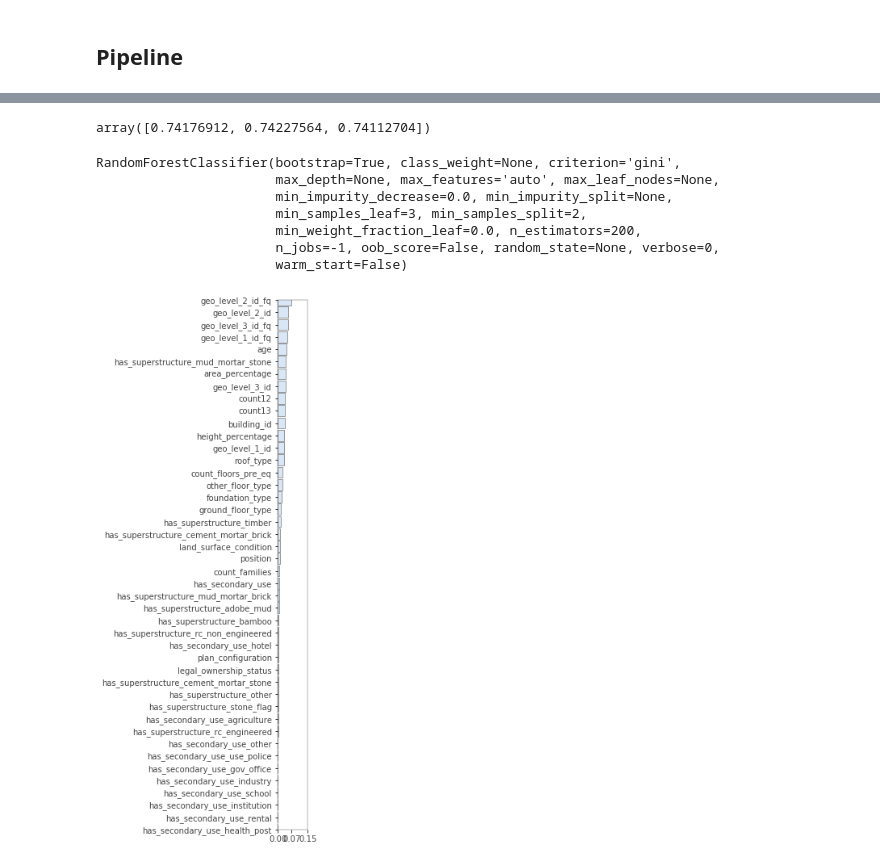
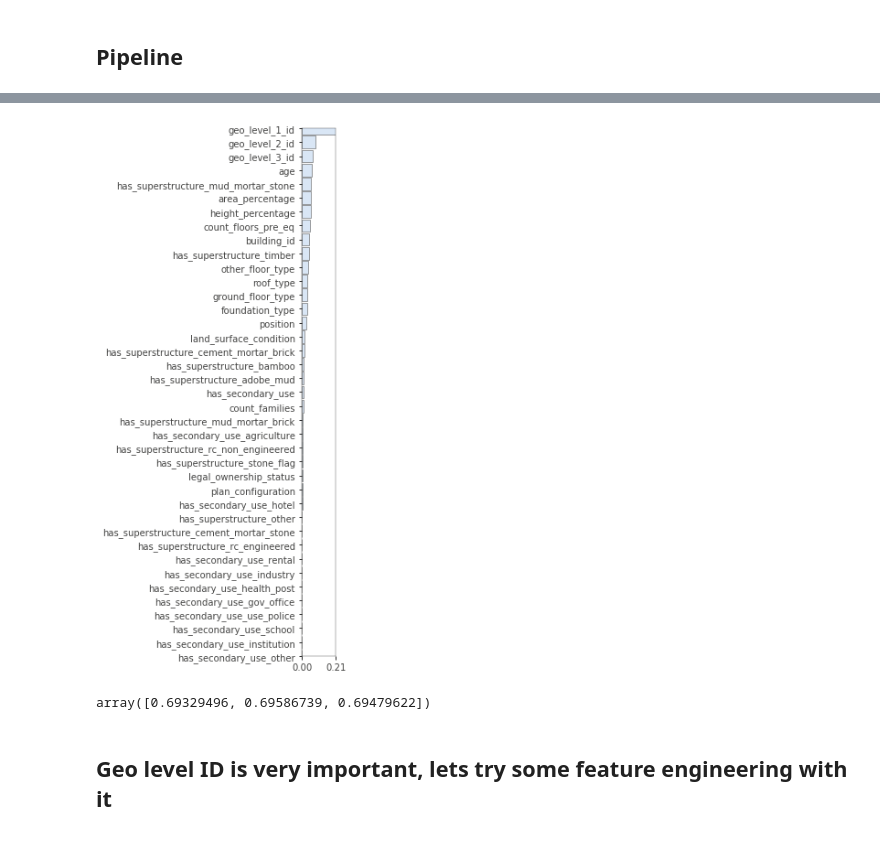
Before and after one commit to alan-flint/Richter-DrivenData, a Jupyter notebook: src/final_notebook.ipynb, the cells around one changed output, grey strips where cells are left out. Cells and saved outputs as stored; diff of their text form; code cells hidden in the pictures.

```diff
--- a/src/final_notebook.ipynb
+++ b/src/final_notebook.ipynb
@@ -164,9 +170,9 @@ pipe_rf = Pipeline([('scl', StandardScaler()),
                     ('clf', RandomForestClassifier ())])
 # %%
-pipelines = [pipe_lr, pipe_rf]
+pipelines = [knn_pipe, pipe_rf]
+# %%
+X_train, X_test, y_train, y_test = train_test_split(X, y, test_size=0.2)
 # %%
-# Fit the pipelines
-X_train, X_test, y_train, y_test = train_test_split(create_X(df), y, test_size=0.2, random_state=42)
 for pipe in pipelines:
     pipe.fit(X_train, y_train) # One-liners fits all models
 # Compare accuracies
@@ -194,2 +188,4 @@ X = fe.transform(X)
 # %%
 model = RandomForestClassifier(n_estimators=200, min_samples_leaf=3, n_jobs=-1)
+# %%
+model.fit(X_train, y_train) # One-liners fits all models
@@ -196,21 +200,11 @@ model = RandomForestClassifier(n_estimators=200, min_samples_leaf=3, n_jobs=-1)
+# %%
+imp = importances(model, X_train, y_train) # permutation
+viz = plot_importances(imp)
+# %% [output]
+[figure, added]
 # %%
-cross_val_score(estimator=model,X = X, y=y, scoring=scorer, cv=3,n_jobs=-1)
+cross_val_score(estimator=model,X = X_test, y=y_test, scoring=scorer, cv=3,n_jobs=-1)
 # %% [output]
-array([0.74176912, 0.74227564, 0.74112704])
+array([0.69329496, 0.69586739, 0.69479622])
-# %%
-model.fit(X,y)
-# %% [output]
-RandomForestClassifier(bootstrap=True, class_weight=None, criterion='gini',
-                       max_depth=None, max_features='auto', max_leaf_nodes=None,
-                       min_impurity_decrease=0.0, min_impurity_split=None,
-                       min_samples_leaf=3, min_samples_split=2,
-                       min_weight_fraction_leaf=0.0, n_estimators=200,
-                       n_jobs=-1, oob_score=False, random_state=None, verbose=0,
-                       warm_start=False)
-# %%
-#check feat importance and fit model only using top 20
-imp = importances(model, X, y) # permutation
-viz = plot_importances(imp)
-top20 = imp.iloc[:20].index.tolist()
-# %% [output]
-[figure, removed]
+# %% [markdown]
+## Geo level ID is very important, lets try some feature engineering with it
```
Also changed, not shown: parts of 23 cells of this notebook.
